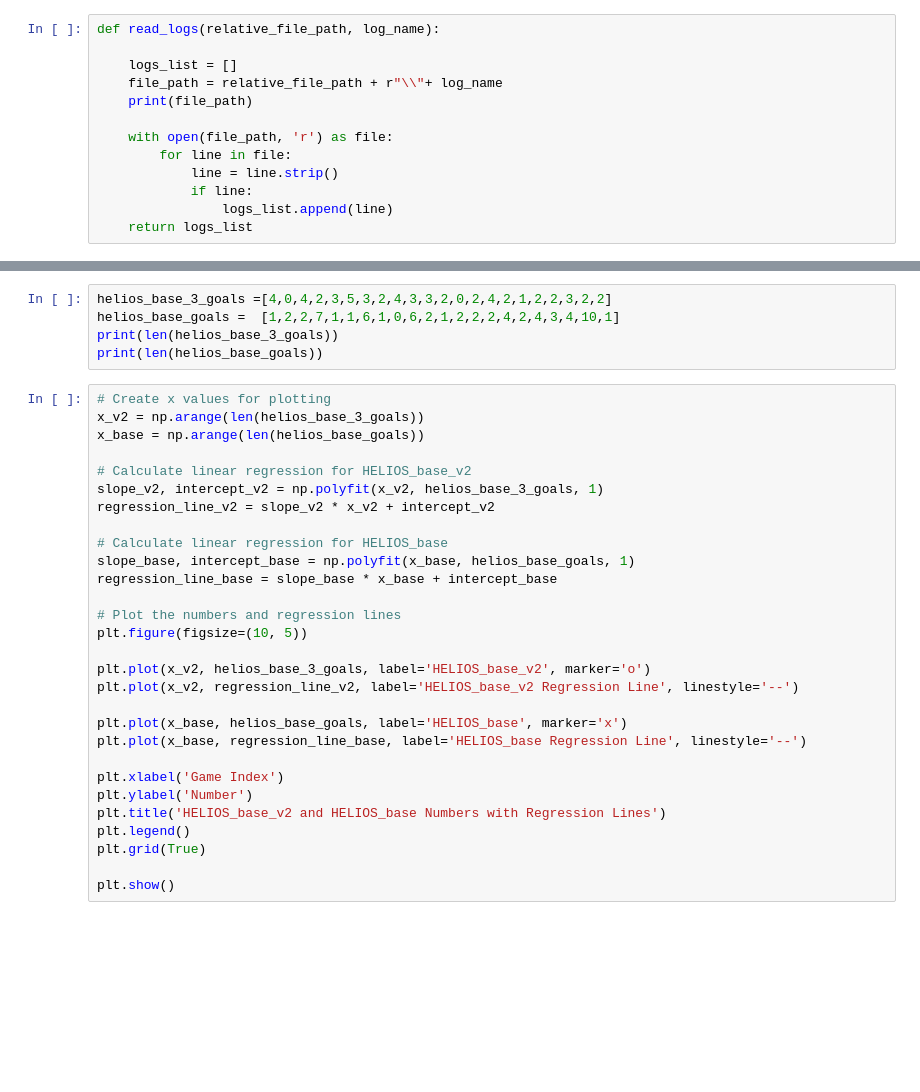
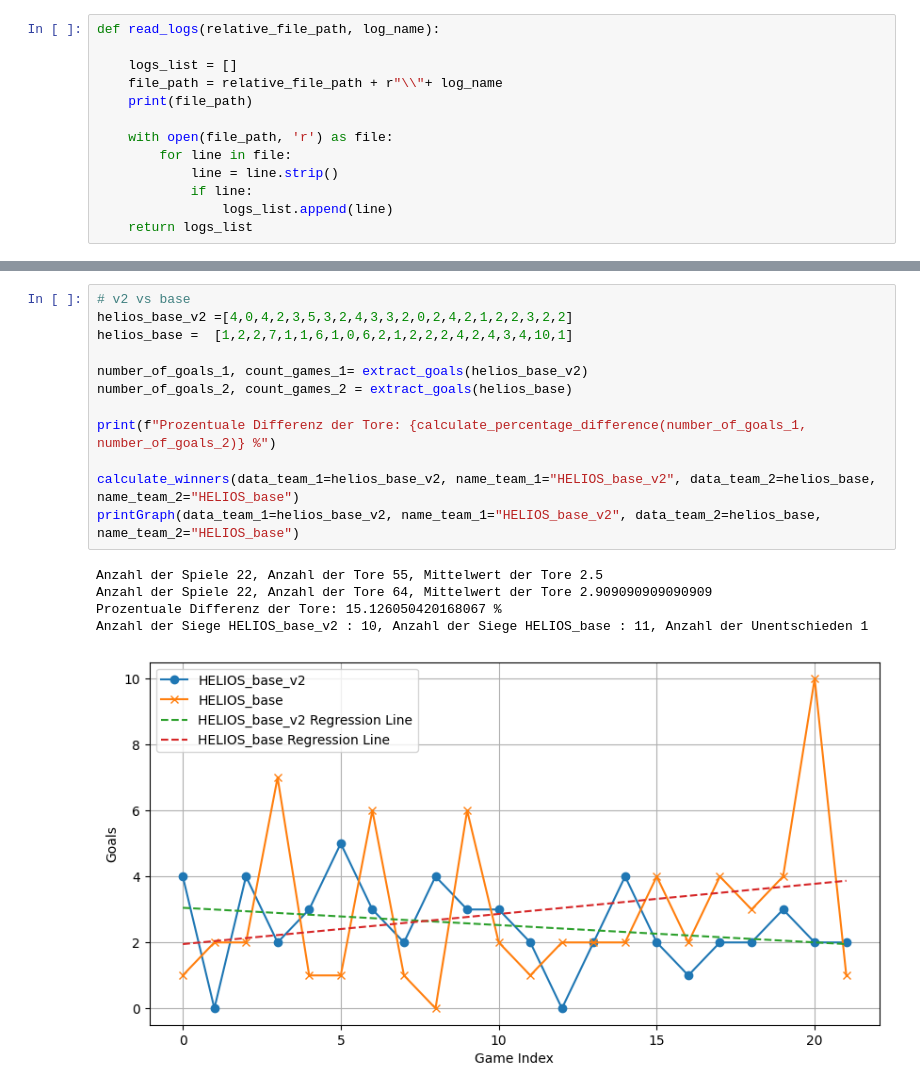
Before and after one commit to Haeuptling/helios-base, a Jupyter notebook: src/analyse/analyse.ipynb, the cells around one changed output, grey strips where cells are left out. Saved outputs shown, nothing was run; the diff lists cells and outputs as text; blank space fills up the shorter version.

```diff
--- a/src/analyse/analyse.ipynb
+++ b/src/analyse/analyse.ipynb
@@ -179,34 +150,18 @@ print(len(helios_base_numbers))
 # %%
-helios_base_3_goals =[4,0,4,2,3,5,3,2,4,3,3,2,0,2,4,2,1,2,2,3,2,2]
-helios_base_goals =  [1,2,2,7,1,1,6,1,0,6,2,1,2,2,2,4,2,4,3,4,10,1]
-print(len(helios_base_3_goals))
-print(len(helios_base_goals))
+# v2 vs base
+helios_base_v2 =[4,0,4,2,3,5,3,2,4,3,3,2,0,2,4,2,1,2,2,3,2,2]
+helios_base =  [1,2,2,7,1,1,6,1,0,6,2,1,2,2,2,4,2,4,3,4,10,1]
+
+number_of_goals_1, count_games_1= extract_goals(helios_base_v2)
+number_of_goals_2, count_games_2 = extract_goals(helios_base)
+
+print(f"Prozentuale Differenz der Tore: {calculate_percentage_difference(number_of_goals_1, number_of_goals_2)} %")
+
+calculate_winners(data_team_1=helios_base_v2, name_team_1="HELIOS_base_v2", data_team_2=helios_base, name_team_2="HELIOS_base")
+printGraph(data_team_1=helios_base_v2, name_team_1="HELIOS_base_v2", data_team_2=helios_base, name_team_2="HELIOS_base")
+# %% [output]
+Anzahl der Spiele 22, Anzahl der Tore 55, Mittelwert der Tore 2.5
+Anzahl der Spiele 22, Anzahl der Tore 64, Mittelwert der Tore 2.909090909090909
+Prozentuale Differenz der Tore: 15.126050420168067 %
+Anzahl der Siege HELIOS_base_v2 : 10, Anzahl der Siege HELIOS_base : 11, Anzahl der Unentschieden 1
+[figure, added]
-# %%
-# Create x values for plotting
-x_v2 = np.arange(len(helios_base_3_goals))
-x_base = np.arange(len(helios_base_goals))
-
-# Calculate linear regression for HELIOS_base_v2
-slope_v2, intercept_v2 = np.polyfit(x_v2, helios_base_3_goals, 1)
-regression_line_v2 = slope_v2 * x_v2 + intercept_v2
-
-# Calculate linear regression for HELIOS_base
-slope_base, intercept_base = np.polyfit(x_base, helios_base_goals, 1)
-regression_line_base = slope_base * x_base + intercept_base
-
-# Plot the numbers and regression lines
-plt.figure(figsize=(10, 5))
-
-plt.plot(x_v2, helios_base_3_goals, label='HELIOS_base_v2', marker='o')
-plt.plot(x_v2, regression_line_v2, label='HELIOS_base_v2 Regression Line', linestyle='--')
-
-plt.plot(x_base, helios_base_goals, label='HELIOS_base', marker='x')
-plt.plot(x_base, regression_line_base, label='HELIOS_base Regression Line', linestyle='--')
-
-plt.xlabel('Game Index')
-plt.ylabel('Number')
-plt.title('HELIOS_base_v2 and HELIOS_base Numbers with Regression Lines')
-plt.legend()
-plt.grid(True)
-
-plt.show()
```
Also changed, not shown: parts of 12 cells of this notebook, 18 other files.
